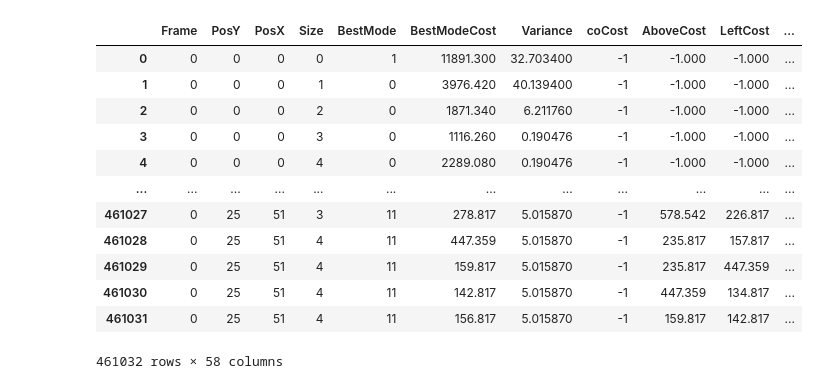
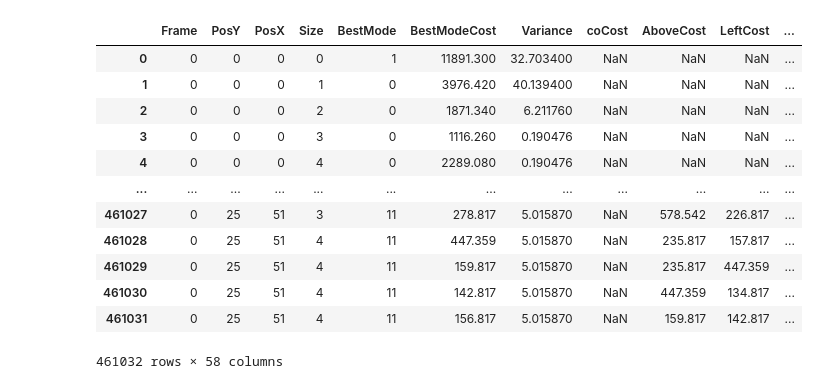
Before and after one commit to BernardoBeling/ML_Intra360, a Jupyter notebook: Intra360.ipynb, the cells around one changed output. Saved outputs shown, nothing was run; the diff lists cells and outputs as text; code cells hidden in the pictures.

```diff
--- a/Intra360.ipynb
+++ b/Intra360.ipynb
@@ -1,23 +1,26 @@
 # %%
 import pandas as pd
 import seaborn as sns
 import numpy as np
 import matplotlib.pyplot as plt
 from sklearn.preprocessing import LabelBinarizer
 
 full_data = pd.read_csv("Files/intraDataFile1F.csv", index_col=False)
+
+#Cleaning cells
+full_data = full_data.mask(full_data < 0, np.nan) #set -1 values to NaN
 full_data
 # %% [output]
 |  | Frame | PosY | PosX | Size | BestMode | BestModeCost | Variance | coCost | AboveCost | LeftCost | ... |
-| 0 | 0 | 0 | 0 | 0 | 1 | 11891.300 | 32.703400 | -1 | -1.000 | -1.000 | ... |
-| 1 | 0 | 0 | 0 | 1 | 0 | 3976.420 | 40.139400 | -1 | -1.000 | -1.000 | ... |
-| 2 | 0 | 0 | 0 | 2 | 0 | 1871.340 | 6.211760 | -1 | -1.000 | -1.000 | ... |
-| 3 | 0 | 0 | 0 | 3 | 0 | 1116.260 | 0.190476 | -1 | -1.000 | -1.000 | ... |
-| 4 | 0 | 0 | 0 | 4 | 0 | 2289.080 | 0.190476 | -1 | -1.000 | -1.000 | ... |
+| 0 | 0 | 0 | 0 | 0 | 1 | 11891.300 | 32.703400 | NaN | NaN | NaN | ... |
+| 1 | 0 | 0 | 0 | 1 | 0 | 3976.420 | 40.139400 | NaN | NaN | NaN | ... |
+| 2 | 0 | 0 | 0 | 2 | 0 | 1871.340 | 6.211760 | NaN | NaN | NaN | ... |
+| 3 | 0 | 0 | 0 | 3 | 0 | 1116.260 | 0.190476 | NaN | NaN | NaN | ... |
+| 4 | 0 | 0 | 0 | 4 | 0 | 2289.080 | 0.190476 | NaN | NaN | NaN | ... |
 | ... | ... | ... | ... | ... | ... | ... | ... | ... | ... | ... | ... |
-| 461027 | 0 | 25 | 51 | 3 | 11 | 278.817 | 5.015870 | -1 | 578.542 | 226.817 | ... |
-| 461028 | 0 | 25 | 51 | 4 | 11 | 447.359 | 5.015870 | -1 | 235.817 | 157.817 | ... |
-| 461029 | 0 | 25 | 51 | 4 | 11 | 159.817 | 5.015870 | -1 | 235.817 | 447.359 | ... |
-| 461030 | 0 | 25 | 51 | 4 | 11 | 142.817 | 5.015870 | -1 | 447.359 | 134.817 | ... |
-| 461031 | 0 | 25 | 51 | 4 | 11 | 156.817 | 5.015870 | -1 | 159.817 | 142.817 | ... |
+| 461027 | 0 | 25 | 51 | 3 | 11 | 278.817 | 5.015870 | NaN | 578.542 | 226.817 | ... |
+| 461028 | 0 | 25 | 51 | 4 | 11 | 447.359 | 5.015870 | NaN | 235.817 | 157.817 | ... |
+| 461029 | 0 | 25 | 51 | 4 | 11 | 159.817 | 5.015870 | NaN | 235.817 | 447.359 | ... |
+| 461030 | 0 | 25 | 51 | 4 | 11 | 142.817 | 5.015870 | NaN | 447.359 | 134.817 | ... |
+| 461031 | 0 | 25 | 51 | 4 | 11 | 156.817 | 5.015870 | NaN | 159.817 | 142.817 | ... |
 461032 rows × 58 columns
```
Also changed, not shown: parts of 6 cells of this notebook.
